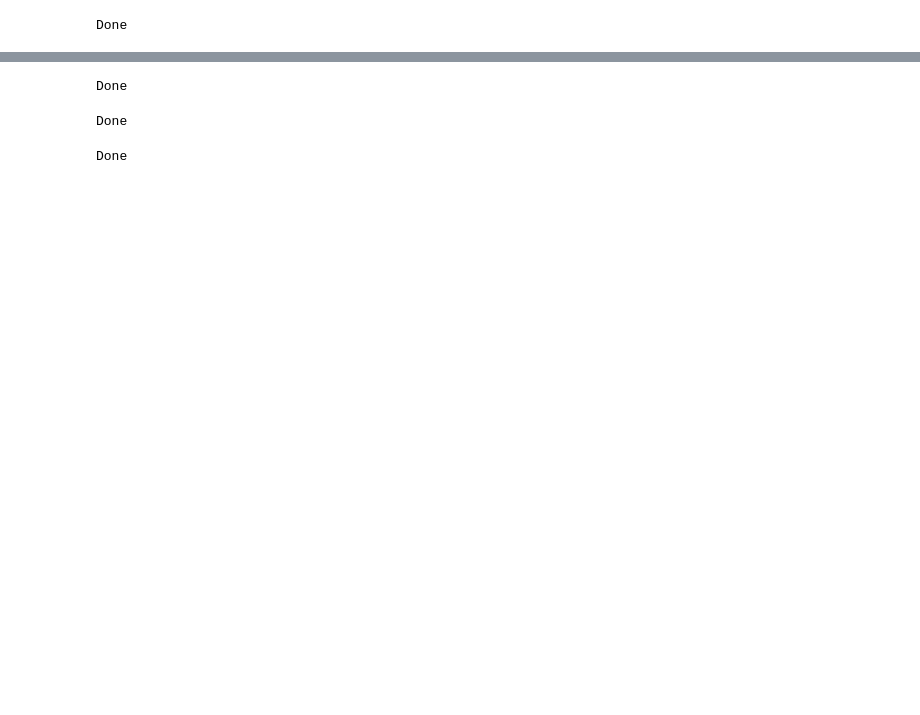
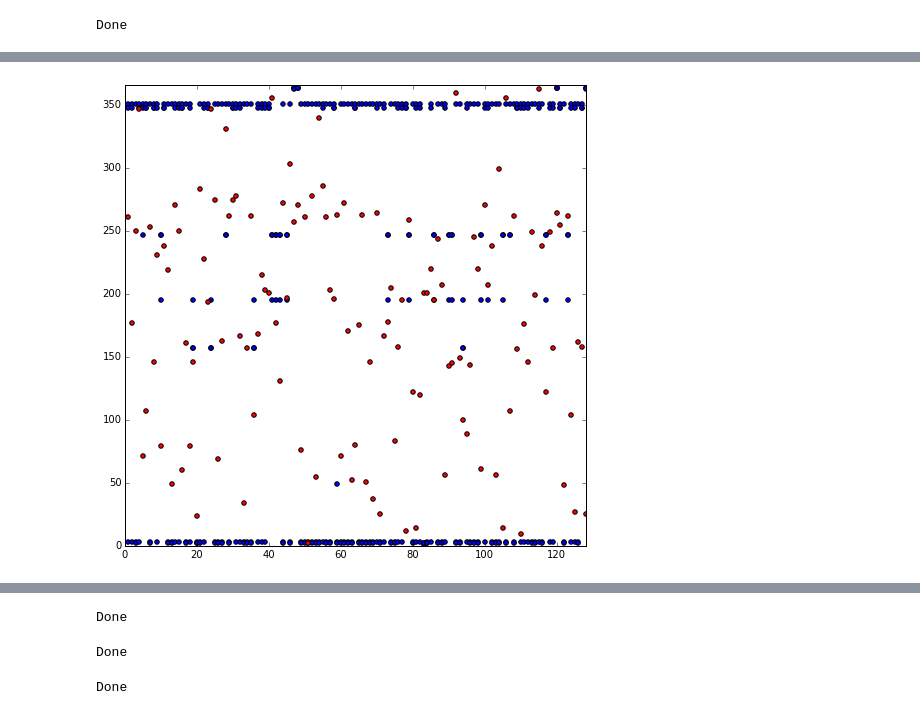
Before and after one commit to jahilliard/walmartWeather, a Jupyter notebook: walmartFinal.ipynb, the cells around one changed output, grey strips where cells are left out. Saved outputs shown, nothing was run; the diff lists cells and outputs as text; code cells hidden in the pictures; blank space fills up the shorter version.

```diff
--- a/walmartFinal.ipynb
+++ b/walmartFinal.ipynb
@@ -316,0 +358,80 @@ Done
+# %%
+get_ipython().magic('matplotlib inline')
+import numpy as np
+import matplotlib.pyplot as plt
+from matplotlib.ticker import NullFormatter
+import random
+get_ipython().magic('matplotlib inline')
+
+def formatDataForYearPlot(hashFormatted, topK=3):
+    x = []
+    y = []
+    xActuals = []
+    yActuals = []
+    for key in hashFormatted.keys():
+        for k in range(topK):
+            x.append(key)
+#             print(hashFormatted[key][2][k][1][0])
+            y.append(hashFormatted[key][2][k][1][0])
+    for key in hashFormatted.keys():
+        xActuals.append(key)
+        yActuals.append(hashFormatted[key][0][0])
+    return x, y, xActuals, yActuals
+
+
+
+
+def plotYear(hashFormatted=hashFormatted, topK=3):
+
+    x, y, xActuals, yActuals = formatDataForYearPlot(hashFormatted, topK)
+
+    # the random data
+#     x = [random.randint(1, 365) for x in range(1000)]
+#     y = np.random.randn(1000)
+
+    nullfmt   = NullFormatter()         # no labels
+
+    # definitions for the axes
+    left, width = 0.1, 0.8
+    bottom, height = 0.1, 0.8
+    bottom_h = left_h = left+width+0.02
+
+    rect_scatter = [left, bottom, width, height]
+    # rect_histx = [left, bottom_h, width, 0.2]
+    # rect_histy = [left_h, bottom, 0.2, height]
+
+    # start with a rectangular Figure
+    plt.figure(1, figsize=(8,8))
+
+    axScatter = plt.axes(rect_scatter)
+    # axHistx = plt.axes(rect_histx)
+    # axHisty = plt.axes(rect_histy)
+
+    # no labels
+#     axHistx.xaxis.set_major_formatter(nullfmt)
+    # axHisty.yaxis.set_major_formatter(nullfmt)
+
+    # the scatter plot:
+    axScatter.scatter(x, y)
+    axScatter.scatter(xActuals, yActuals, c='r')
+
+    # now determine nice limits by hand:
+    binwidth = 0.25
+    # xymax = np.max( [np.max(np.fabs(x)), np.max(np.fabs(y))] )
+    # lim = ( int(xymax/binwidth) + 1) * binwidth
+
+    axScatter.set_xlim( (0, 128) )
+    axScatter.set_ylim( (0, 366) )
+
+    # bins = np.arange(-lim, lim + binwidth, binwidth)
+    # axHistx.hist(x, bins=bins)
+    # axHisty.hist(y, bins=bins, orientation='horizontal')
+
+    # axHistx.set_xlim( axScatter.get_xlim() )
+    # axHisty.set_ylim( axScatter.get_ylim() )
+
+    plt.show()
+
+plotYear()
+# %% [output]
+[figure, added]
```
Also changed, not shown: parts of 27 cells of this notebook, 2 other files.
